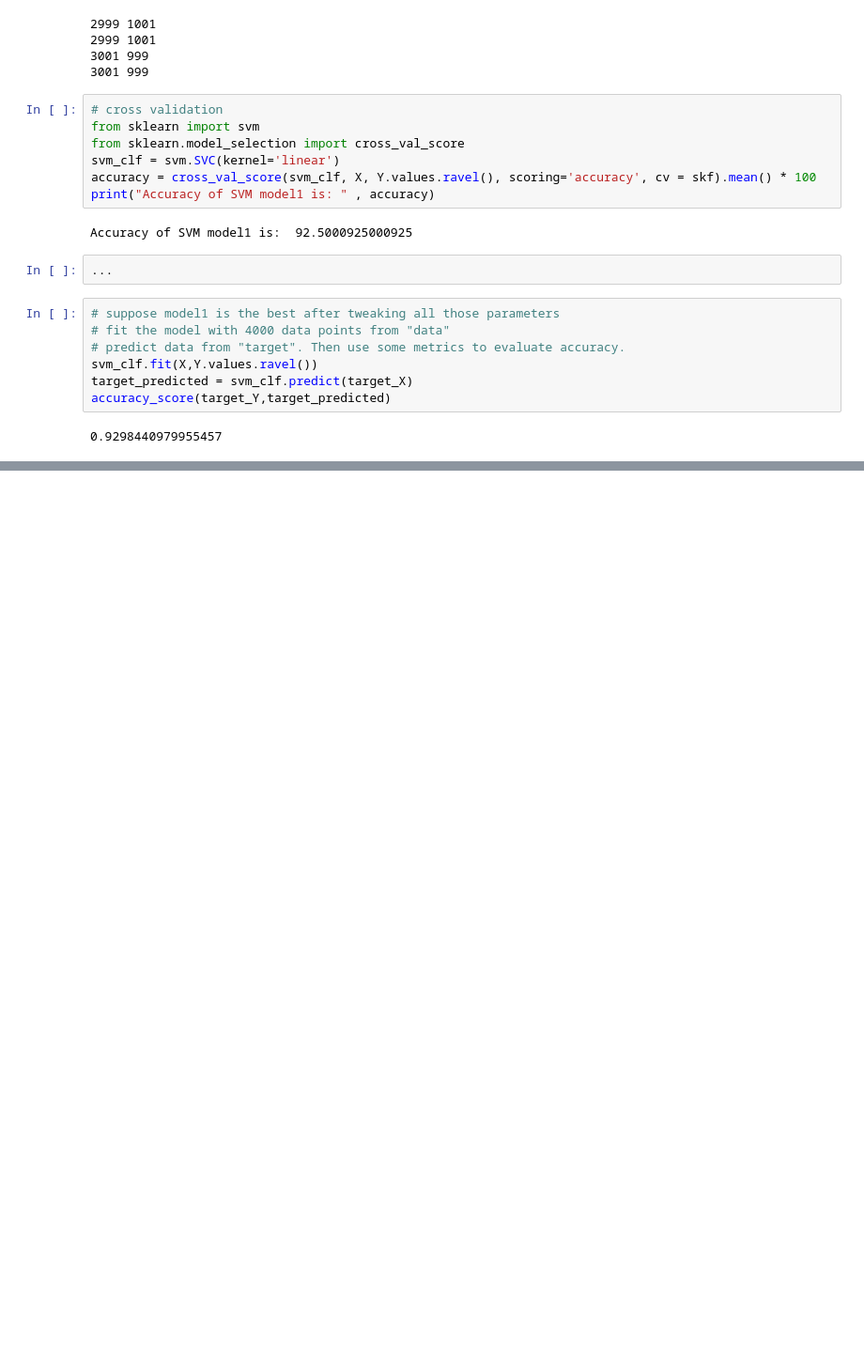
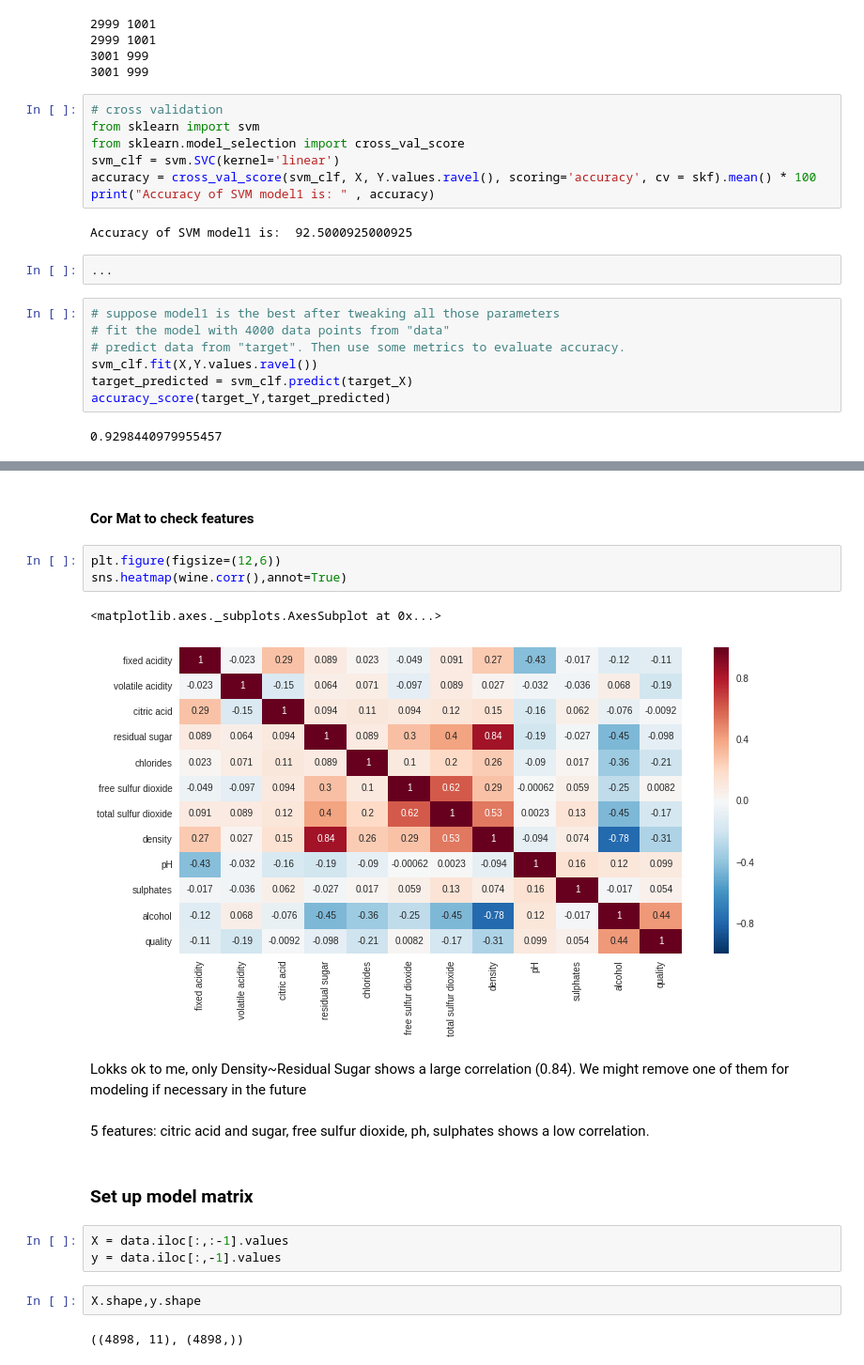
Before and after one commit to tqi2/Wine-Quality-Prediction, a Jupyter notebook: project.ipynb, the cells around one changed output, grey strips where cells are left out. Shown at 94% size. Drawn from its saved outputs; the diff is of its cells as text; blank space fills up the shorter version.

```diff
--- a/project.ipynb
+++ b/project.ipynb
@@ -172,0 +277,21 @@ sns.distplot(data['quality'])
+# %% [markdown]
+#### Cor Mat to check features
+# %%
+plt.figure(figsize=(12,6))
+sns.heatmap(wine.corr(),annot=True)
+# %% [output]
+<matplotlib.axes._subplots.AxesSubplot at 0x...>
+[figure, added]
+# %% [markdown]
+Lokks ok to me, only Density~Residual Sugar shows a large correlation (0.84). We might remove one of them for modeling if necessary  in the future
+# %% [markdown]
+5 features: citric acid and sugar, free sulfur dioxide, ph, sulphates shows a low correlation.
+# %% [markdown]
+### Set up model matrix
+# %%
+X = data.iloc[:,:-1].values
+y = data.iloc[:,-1].values
+# %%
+X.shape,y.shape
+# %% [output]
+((4898, 11), (4898,))
```
Also changed, not shown: parts of 43 cells of this notebook.
